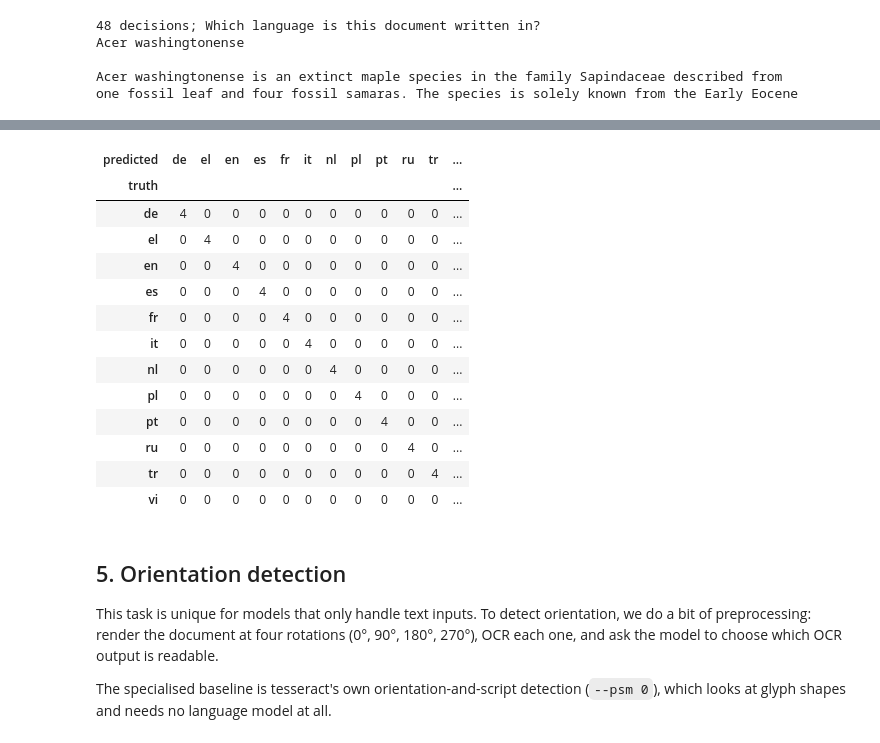
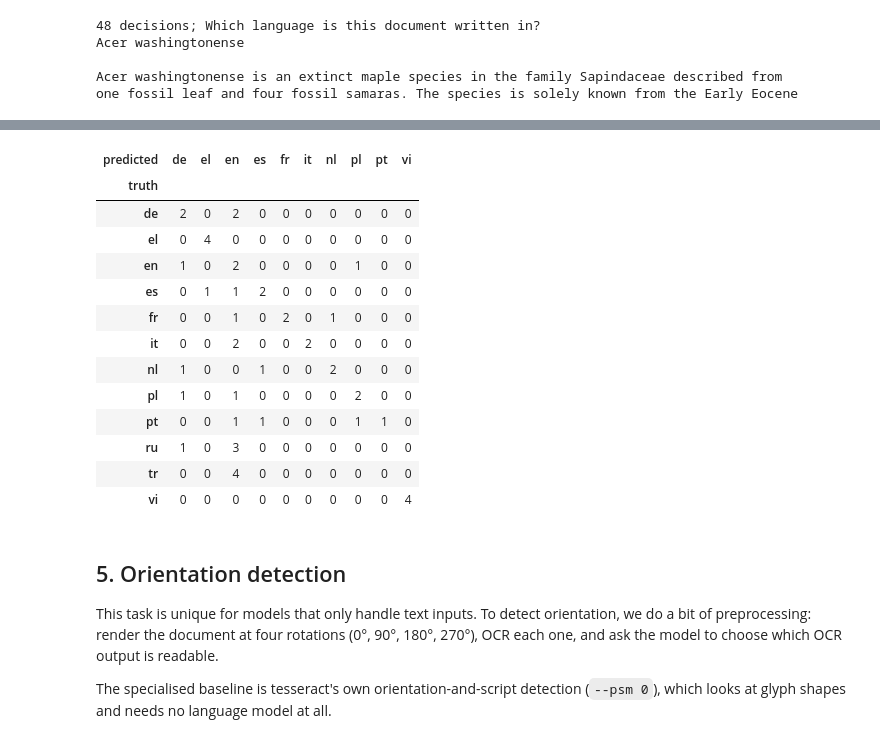
Before and after one commit to run-llama/jev_vs_oss, a Jupyter notebook: jev_vs_open.ipynb, the cells around one changed output, grey strips where cells are left out. Cells and saved outputs as stored; diff of their text form; code cells hidden in the pictures.

```diff
--- a/jev_vs_open.ipynb
+++ b/jev_vs_open.ipynb
@@ -264,20 +252,20 @@ one fossil leaf and four fossil samaras. The species is solely known from the Ea
 # %%
-evalh.confusion(lang_results["jev"])
+evalh.confusion(lang_results["jeff"])
 # %% [output]
-| predicted | de | el | en | es | fr | it | nl | pl | pt | ru | tr | ... |
-| truth |  |  |  |  |  |  |  |  |  |  |  | ... |
-| de | 4 | 0 | 0 | 0 | 0 | 0 | 0 | 0 | 0 | 0 | 0 | ... |
-| el | 0 | 4 | 0 | 0 | 0 | 0 | 0 | 0 | 0 | 0 | 0 | ... |
-| en | 0 | 0 | 4 | 0 | 0 | 0 | 0 | 0 | 0 | 0 | 0 | ... |
-| es | 0 | 0 | 0 | 4 | 0 | 0 | 0 | 0 | 0 | 0 | 0 | ... |
-| fr | 0 | 0 | 0 | 0 | 4 | 0 | 0 | 0 | 0 | 0 | 0 | ... |
-| it | 0 | 0 | 0 | 0 | 0 | 4 | 0 | 0 | 0 | 0 | 0 | ... |
-| nl | 0 | 0 | 0 | 0 | 0 | 0 | 4 | 0 | 0 | 0 | 0 | ... |
-| pl | 0 | 0 | 0 | 0 | 0 | 0 | 0 | 4 | 0 | 0 | 0 | ... |
-| pt | 0 | 0 | 0 | 0 | 0 | 0 | 0 | 0 | 4 | 0 | 0 | ... |
-| ru | 0 | 0 | 0 | 0 | 0 | 0 | 0 | 0 | 0 | 4 | 0 | ... |
-| tr | 0 | 0 | 0 | 0 | 0 | 0 | 0 | 0 | 0 | 0 | 4 | ... |
-| vi | 0 | 0 | 0 | 0 | 0 | 0 | 0 | 0 | 0 | 0 | 0 | ... |
+| predicted | de | el | en | es | fr | it | nl | pl | pt | vi |
+| truth |  |  |  |  |  |  |  |  |  |  |
+| de | 2 | 0 | 2 | 0 | 0 | 0 | 0 | 0 | 0 | 0 |
+| el | 0 | 4 | 0 | 0 | 0 | 0 | 0 | 0 | 0 | 0 |
+| en | 1 | 0 | 2 | 0 | 0 | 0 | 0 | 1 | 0 | 0 |
+| es | 0 | 1 | 1 | 2 | 0 | 0 | 0 | 0 | 0 | 0 |
+| fr | 0 | 0 | 1 | 0 | 2 | 0 | 1 | 0 | 0 | 0 |
+| it | 0 | 0 | 2 | 0 | 0 | 2 | 0 | 0 | 0 | 0 |
+| nl | 1 | 0 | 0 | 1 | 0 | 0 | 2 | 0 | 0 | 0 |
+| pl | 1 | 0 | 1 | 0 | 0 | 0 | 0 | 2 | 0 | 0 |
+| pt | 0 | 0 | 1 | 1 | 0 | 0 | 0 | 1 | 1 | 0 |
+| ru | 1 | 0 | 3 | 0 | 0 | 0 | 0 | 0 | 0 | 0 |
+| tr | 0 | 0 | 4 | 0 | 0 | 0 | 0 | 0 | 0 | 0 |
+| vi | 0 | 0 | 0 | 0 | 0 | 0 | 0 | 0 | 0 | 4 |
 # %% [markdown]
 ## 5. Orientation detection
 
```
Also changed, not shown: parts of 13 cells of this notebook.
